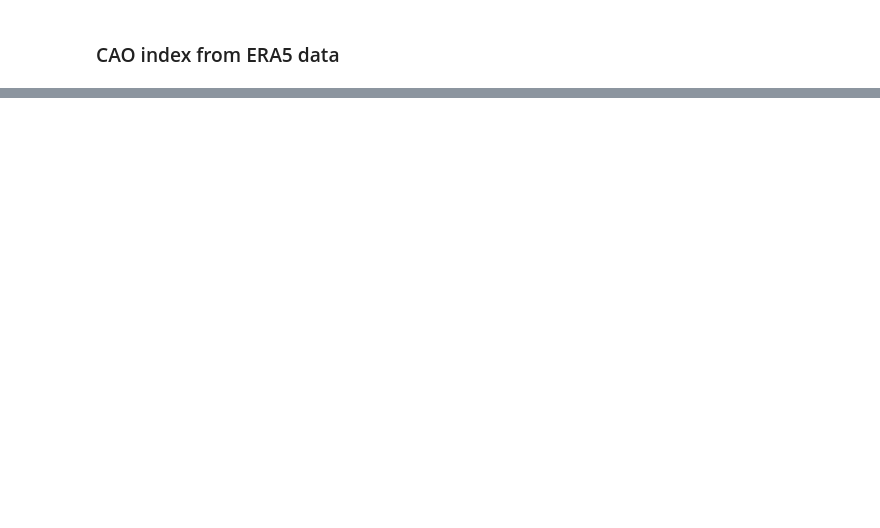
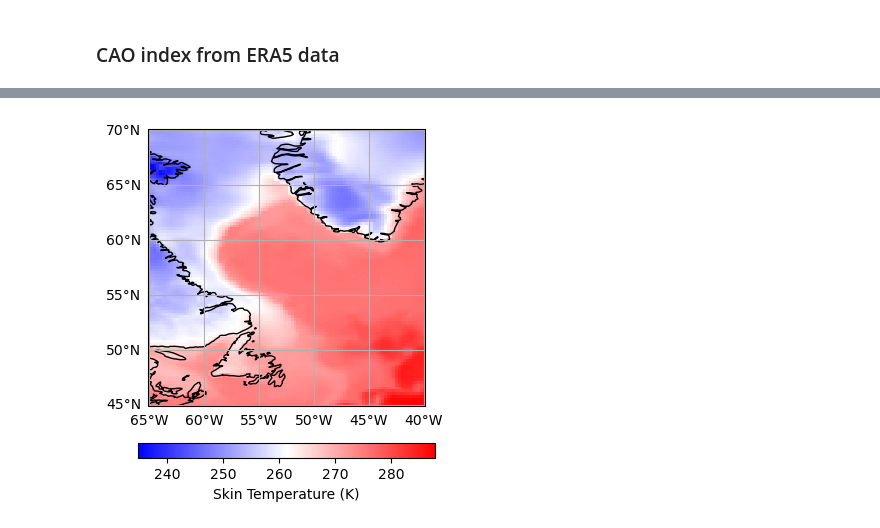
Before and after one commit to flogrows/phd-notebooks, a Jupyter notebook: CAOindexERA5.ipynb, the cells around one changed output, grey strips where cells are left out. Saved outputs shown, nothing was run; the diff lists cells and outputs as text; code cells hidden in the pictures; blank space fills up the shorter version.

```diff
--- a/CAOindexERA5.ipynb
+++ b/CAOindexERA5.ipynb
@@ -176,0 +137,23 @@ plt.show()
+# %%
+lon = ds.longitude
+lat = ds.latitude
+
+skt = ds['skt'].sel(time=dt.datetime(2022, 3, 14, 16))
+
+fig = plt.figure()
+ax = plt.axes(projection=ccrs.PlateCarree())
+ax.coastlines()
+
+plot = ax.pcolormesh(lon, lat, skt,
+                            cmap='bwr',
+                            transform=ccrs.PlateCarree()
+                    )
+
+cbar = plt.colorbar(plot, orientation='horizontal', pad=0.1, shrink=0.6)
+cbar.set_label('Skin Temperature (K)', fontsize=10)
+gl = ax.gridlines(draw_labels=True)
+gl.top_labels = False
+gl.right_labels = False
+plt.show()
+# %% [output]
+[figure, added]
```
Also changed, not shown: parts of 11 cells of this notebook, 5 other files.
